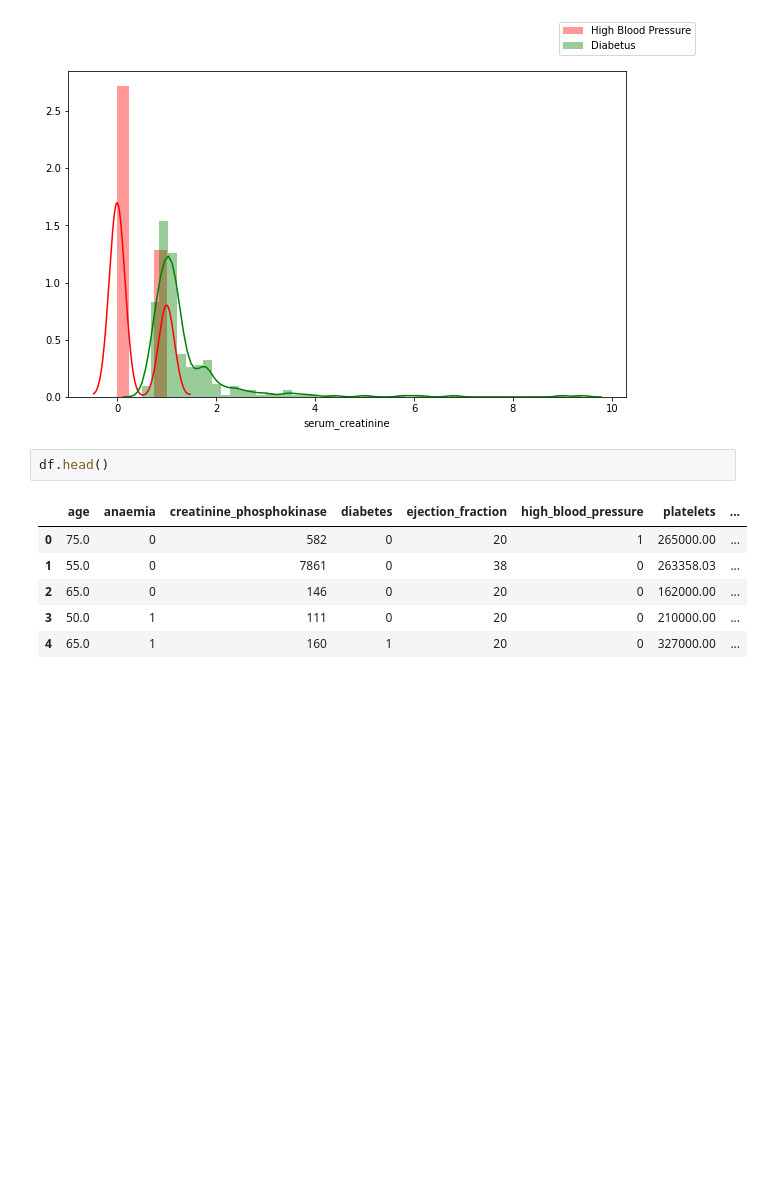
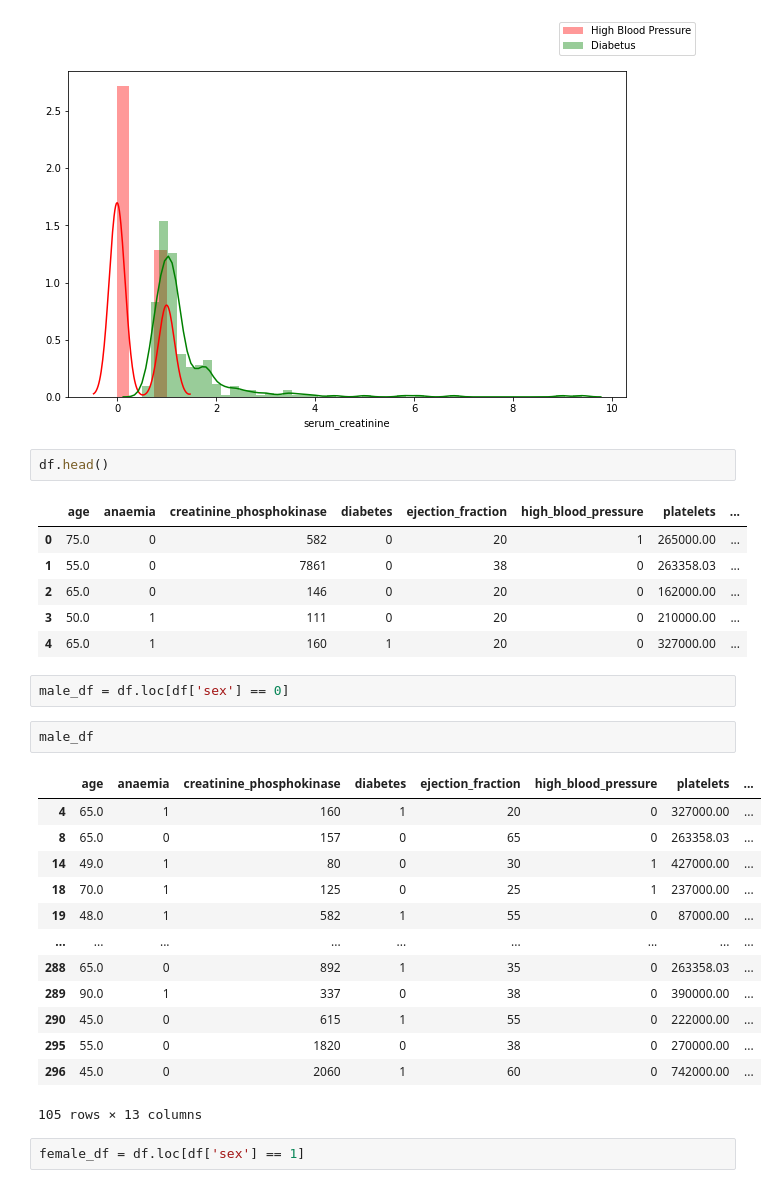
Before and after one commit to AymanSulaiman/heart-failure-prediction, a Jupyter notebook: data_exploration.ipynb, the cells around one changed output. Saved outputs shown, nothing was run; the diff lists cells and outputs as text; blank space fills up the shorter version.

```diff
--- a/data_exploration.ipynb
+++ b/data_exploration.ipynb
@@ -102,3 +102,23 @@ df.head()
 | 2 | 65.0 | 0 | 146 | 0 | 20 | 0 | 162000.00 | ... |
 | 3 | 50.0 | 1 | 111 | 0 | 20 | 0 | 210000.00 | ... |
 | 4 | 65.0 | 1 | 160 | 1 | 20 | 0 | 327000.00 | ... |
+# %%
+male_df = df.loc[df['sex'] == 0]
+# %%
+male_df
+# %% [output]
+|  | age | anaemia | creatinine_phosphokinase | diabetes | ejection_fraction | high_blood_pressure | platelets | ... |
+| 4 | 65.0 | 1 | 160 | 1 | 20 | 0 | 327000.00 | ... |
+| 8 | 65.0 | 0 | 157 | 0 | 65 | 0 | 263358.03 | ... |
+| 14 | 49.0 | 1 | 80 | 0 | 30 | 1 | 427000.00 | ... |
+| 18 | 70.0 | 1 | 125 | 0 | 25 | 1 | 237000.00 | ... |
+| 19 | 48.0 | 1 | 582 | 1 | 55 | 0 | 87000.00 | ... |
+| ... | ... | ... | ... | ... | ... | ... | ... | ... |
+| 288 | 65.0 | 0 | 892 | 1 | 35 | 0 | 263358.03 | ... |
+| 289 | 90.0 | 1 | 337 | 0 | 38 | 0 | 390000.00 | ... |
+| 290 | 45.0 | 0 | 615 | 1 | 55 | 0 | 222000.00 | ... |
+| 295 | 55.0 | 0 | 1820 | 0 | 38 | 0 | 270000.00 | ... |
+| 296 | 45.0 | 0 | 2060 | 1 | 60 | 0 | 742000.00 | ... |
+105 rows × 13 columns
+# %%
+female_df = df.loc[df['sex'] == 1]
```
Also changed, not shown: parts of 2 cells of this notebook.
